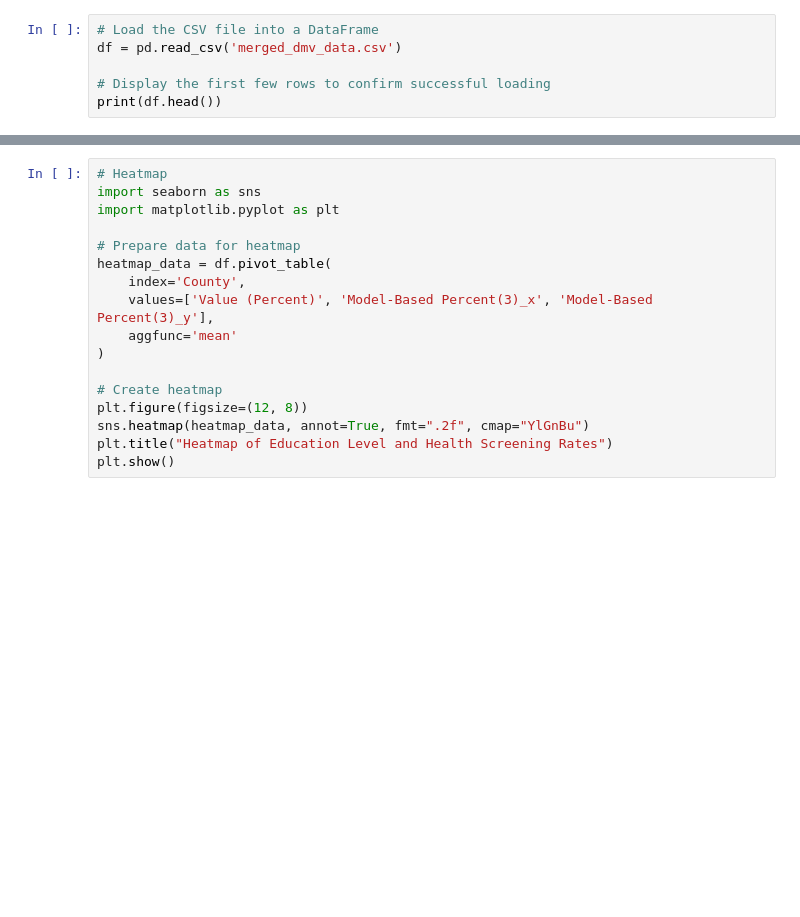
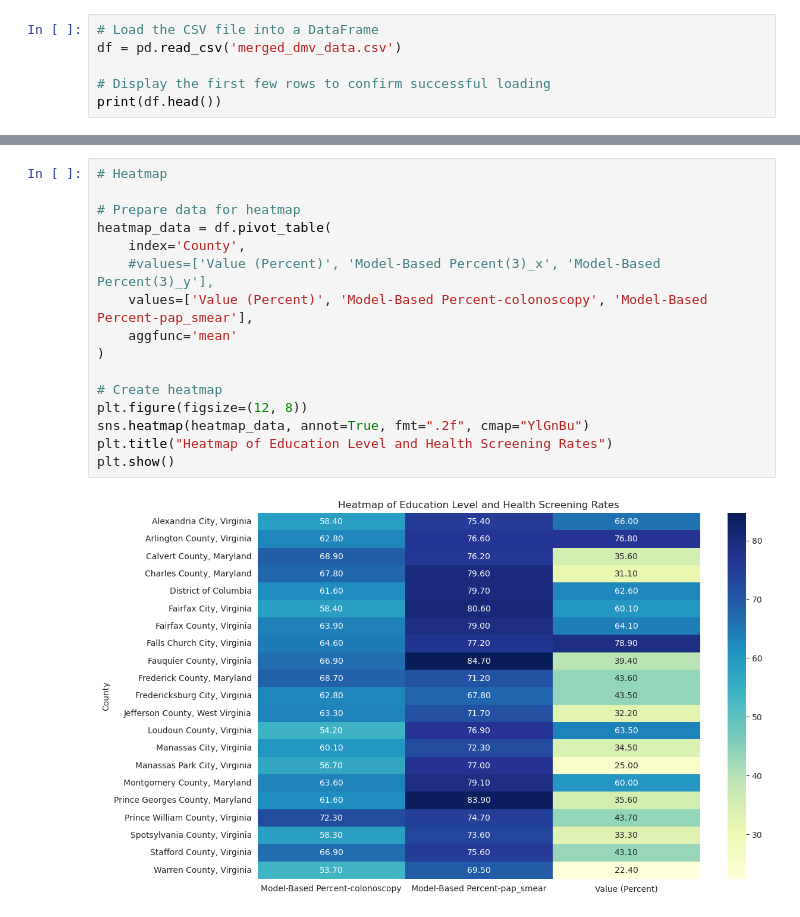
Before and after one commit to RyGaff/Individual-Health-in-the-Largest-U.S-Metropolitan-Areas, a Jupyter notebook: Economics-Health.ipynb, the cells around one changed output, grey strips where cells are left out. Cells and saved outputs as stored; diff of their text form; blank space fills up the shorter version.

```diff
--- a/Economics-Health.ipynb
+++ b/Economics-Health.ipynb
@@ -239,19 +388,20 @@ print(top_disparities.head(10))
 # %%
 # Heatmap
-import seaborn as sns
-import matplotlib.pyplot as plt
 
 # Prepare data for heatmap
 heatmap_data = df.pivot_table(
     index='County',
-    values=['Value (Percent)', 'Model-Based Percent(3)_x', 'Model-Based Percent(3)_y'],
+    #values=['Value (Percent)', 'Model-Based Percent(3)_x', 'Model-Based Percent(3)_y'],
+    values=['Value (Percent)', 'Model-Based Percent-colonoscopy', 'Model-Based Percent-pap_smear'],
     aggfunc='mean'
 )
 
 # Create heatmap
 plt.figure(figsize=(12, 8))
 sns.heatmap(heatmap_data, annot=True, fmt=".2f", cmap="YlGnBu")
 plt.title("Heatmap of Education Level and Health Screening Rates")
 plt.show()
+# %% [output]
+[figure, added]
 # %%
 # Predictive Modeling
```
Also changed, not shown: parts of 14 cells of this notebook, 4 other files.
